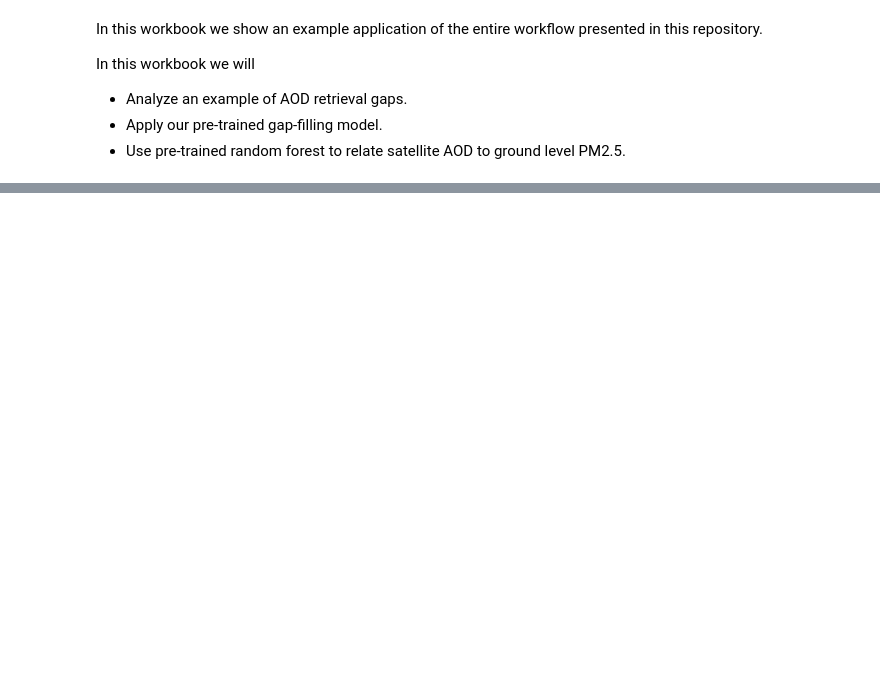
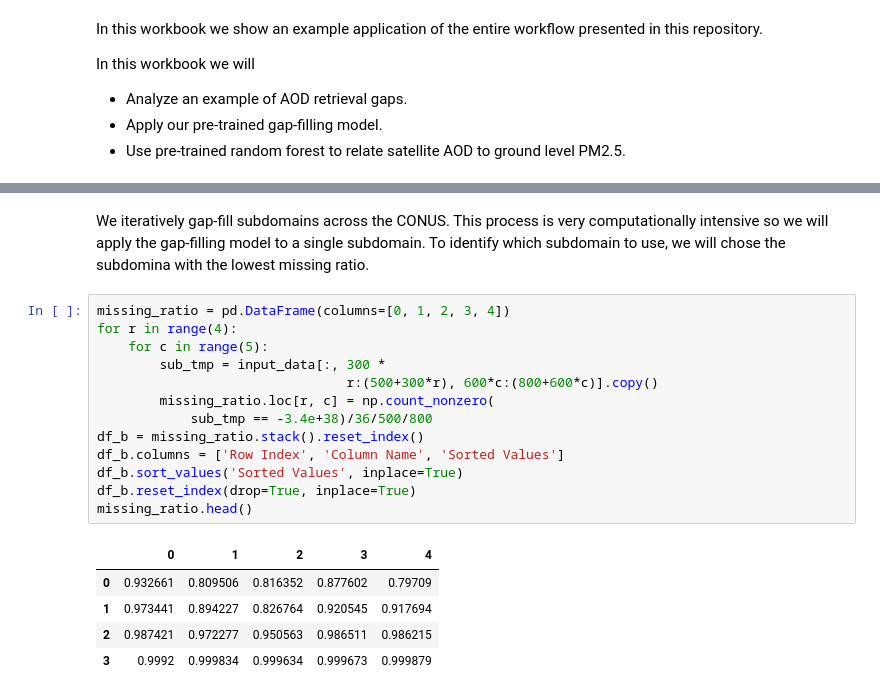
Before and after one commit to adambloom2012/demo_pm25_pred, a Jupyter notebook: demo.ipynb, the cells around one changed output, grey strips where cells are left out. Saved outputs shown, nothing was run; the diff lists cells and outputs as text; blank space fills up the shorter version.

```diff
--- a/demo.ipynb
+++ b/demo.ipynb
@@ -75,0 +128,21 @@ plt.show()
+# %% [markdown]
+We iteratively gap-fill subdomains across the CONUS. This process is very computationally intensive so we will apply the gap-filling model to a single subdomain. To identify which subdomain to use, we will chose the subdomina with the lowest missing ratio.
+# %%
+missing_ratio = pd.DataFrame(columns=[0, 1, 2, 3, 4])
+for r in range(4):
+    for c in range(5):
+        sub_tmp = input_data[:, 300 *
+                                r:(500+300*r), 600*c:(800+600*c)].copy()
+        missing_ratio.loc[r, c] = np.count_nonzero(
+            sub_tmp == -3.4e+38)/36/500/800
+df_b = missing_ratio.stack().reset_index()
+df_b.columns = ['Row Index', 'Column Name', 'Sorted Values']
+df_b.sort_values('Sorted Values', inplace=True)
+df_b.reset_index(drop=True, inplace=True)
+missing_ratio.head()
+# %% [output]
+|  | 0 | 1 | 2 | 3 | 4 |
+| 0 | 0.932661 | 0.809506 | 0.816352 | 0.877602 | 0.79709 |
+| 1 | 0.973441 | 0.894227 | 0.826764 | 0.920545 | 0.917694 |
+| 2 | 0.987421 | 0.972277 | 0.950563 | 0.986511 | 0.986215 |
+| 3 | 0.9992 | 0.999834 | 0.999634 | 0.999673 | 0.999879 |
```
Also changed, not shown: parts of 10 cells of this notebook, 10 other files.
